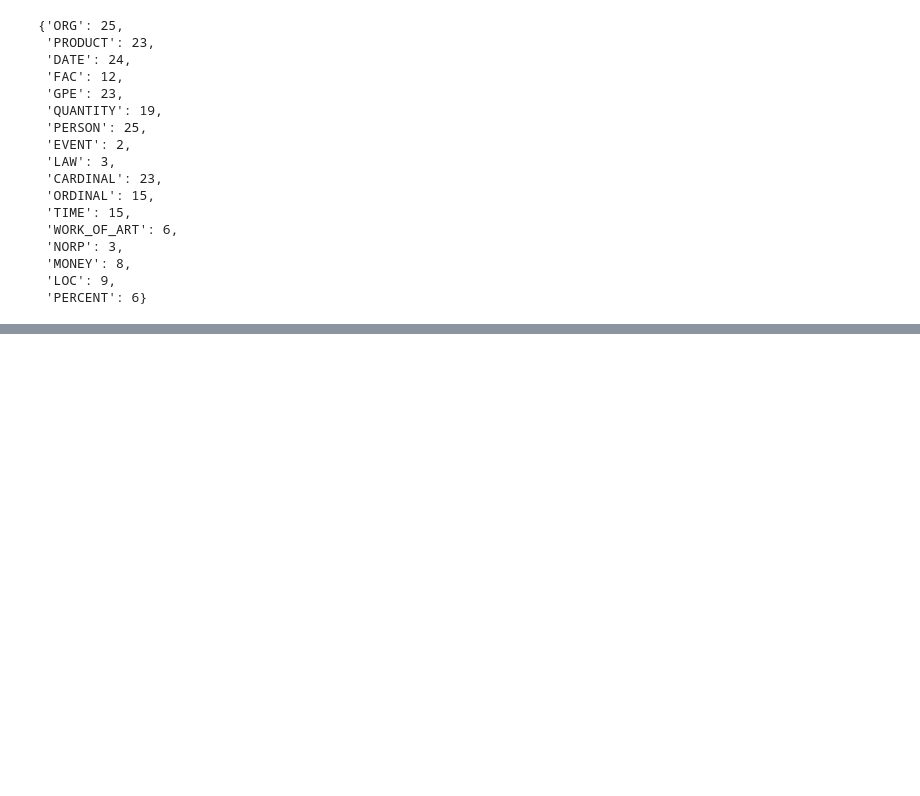
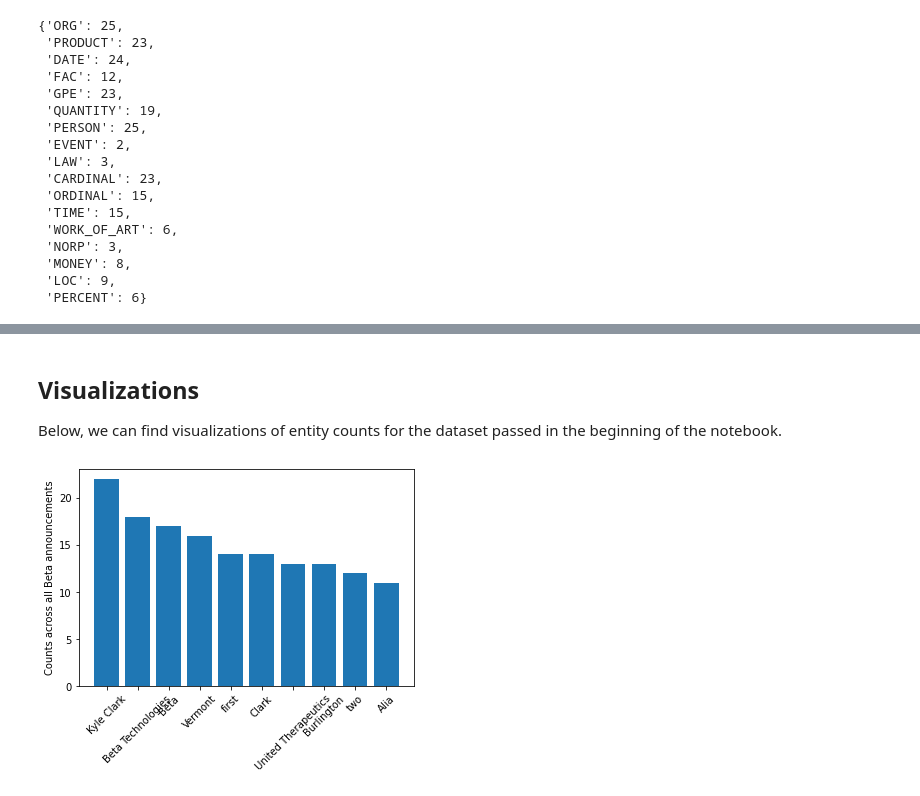
Before and after one commit to t-flora/news-ml, a Jupyter notebook: ner/ner-custom.ipynb, the cells around one changed output, grey strips where cells are left out. Saved outputs shown, nothing was run; the diff lists cells and outputs as text; code cells hidden in the pictures; blank space fills up the shorter version.

Commit message:
add bar chart to visualizations

```diff
--- a/ner/ner-custom.ipynb
+++ b/ner/ner-custom.ipynb
@@ -122,6 +166,16 @@ for b in b_docs:
 # %%
 # print(grouped_ents)
 def count_dataset_ents(docs_ent_counts):
+    """Obtains count data for an entire article dataset from a given company.
+
+    Args:
+        docs_ent_counts (list): List of dictionaries containing count data for each document object in a corpus, as processed
+        in `group_ents`
+
+    Returns:
+        dict: dictionary containing 3 other dictionaries; 1 one for the total number of mentions to unique entity identifiers,
+        1 for the total count of each entity label type, and one with the entity lists obtained for each entity type
+    """
     c = {"entity_counts" : {}, "label_counts" : {}, "ent_lists" : {}}
     for doc_counts in docs_ent_counts:
         for l in doc_counts["label_counts"]:
@@ -131,10 +185,8 @@ def count_dataset_ents(docs_ent_counts):
         epl = doc_counts["ents_per_label"]
         for ec in epl:
             if ec in c["ent_lists"]:
-                c["ent_lists"][ec] += epl[ec]
+                c["ent_lists"][ec].extend(epl[ec])
             else:
                 c["ent_lists"][ec] = epl[ec]
     return c
-
-c = count_dataset_ents(grouped_ents)
 # %%
@@ -168,0 +266,6 @@ print(len(all_orgs), type(all_orgs[20]))
+# %%
+from collections import Counter
+top_entities = lambda counts, n: Counter(counts['entity_counts']).most_common(n)
+
+ent_cs = top_entities(c, 10)
+ent_cs
@@ -169,3 +283,20 @@ print(len(all_orgs), type(all_orgs[20]))
+# %%
+def ent_bar_data(ent_counts: tuple):
+    n = len(ent_counts)
+    ent_texts = [ent_counts[i][0] for i in range(n)]
+    ent_n = [ent_counts[i][1] for i in range(n)]
+    return ent_texts, ent_n
+# %% [markdown]
+## Visualizations
+Below, we can find visualizations of entity counts for the dataset passed in the beginning of the notebook.
+# %%
+x, height = ent_bar_data(ent_cs)
+plt.bar(x, height, width=.8)
+plt.xticks(rotation = 45)
+plt.ylabel("Counts across all Beta announcements")
+plt.show()
+# %% [output]
+[figure, added]
 # %%
 grouped_ents
 # %% [output]
```
Also changed, not shown: parts of 17 cells of this notebook, 2 other files.
